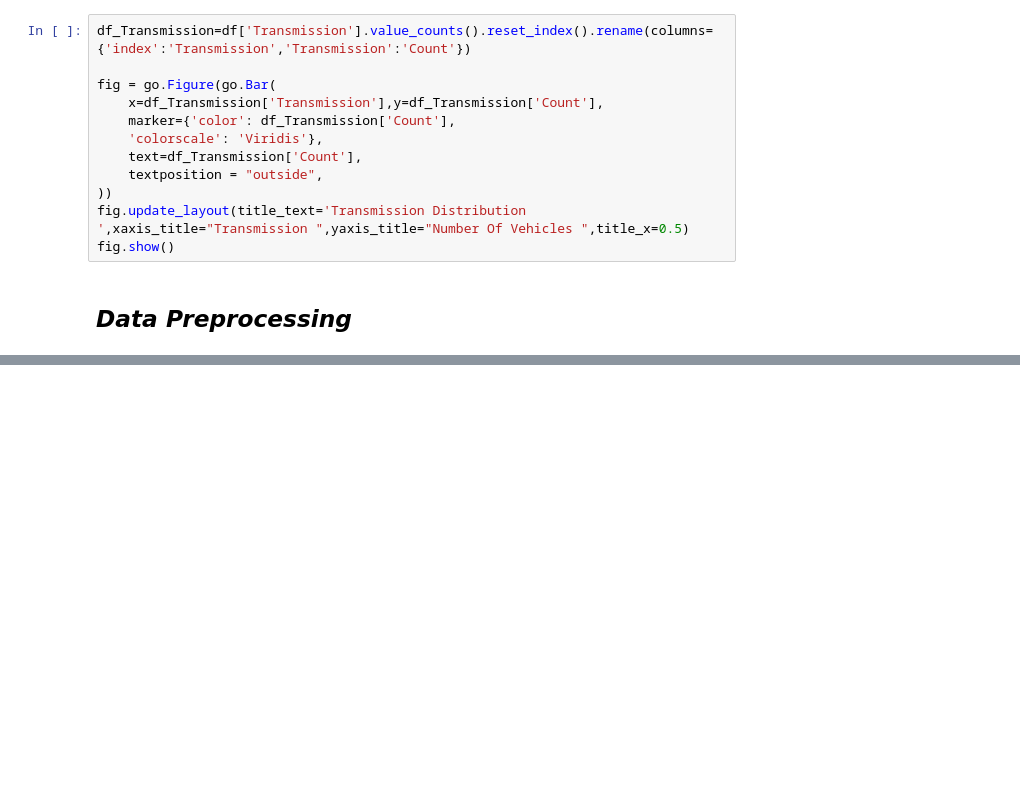
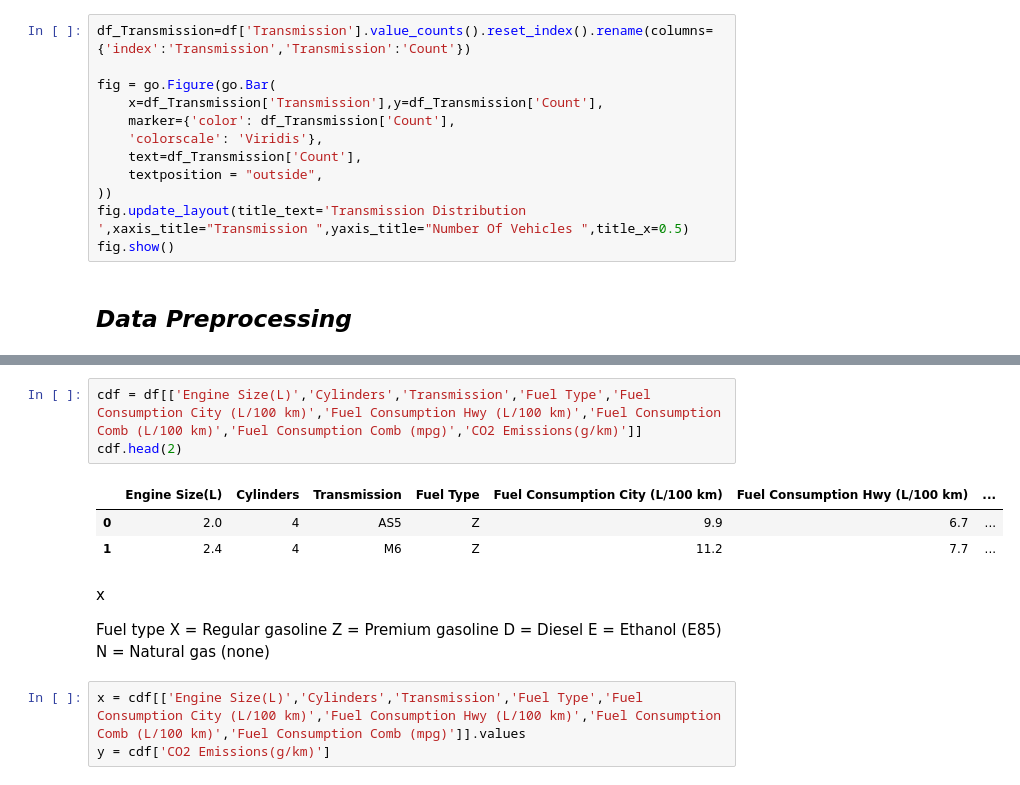
Before and after one commit to Gabecodex/Cars_Emisions_Canada, a Jupyter notebook: notebook.ipynb, the cells around one changed output, grey strips where cells are left out. Cells and saved outputs as stored; diff of their text form; blank space fills up the shorter version.

```diff
--- a/notebook.ipynb
+++ b/notebook.ipynb
@@ -63,0 +76,19 @@ fig.show()
+# %%
+cdf = df[['Engine Size(L)','Cylinders','Transmission','Fuel Type','Fuel Consumption City (L/100 km)','Fuel Consumption Hwy (L/100 km)','Fuel Consumption Comb (L/100 km)','Fuel Consumption Comb (mpg)','CO2 Emissions(g/km)']]
+cdf.head(2)
+# %% [output]
+|  | Engine Size(L) | Cylinders | Transmission | Fuel Type | Fuel Consumption City (L/100 km) | Fuel Consumption Hwy (L/100 km) | ... |
+| 0 | 2.0 | 4 | AS5 | Z | 9.9 | 6.7 | ... |
+| 1 | 2.4 | 4 | M6 | Z | 11.2 | 7.7 | ... |
+# %% [markdown]
+x
+
+Fuel type
+X = Regular gasoline
+Z = Premium gasoline
+D = Diesel
+E = Ethanol (E85)
+N = Natural gas (none)
+# %%
+x = cdf[['Engine Size(L)','Cylinders','Transmission','Fuel Type','Fuel Consumption City (L/100 km)','Fuel Consumption Hwy (L/100 km)','Fuel Consumption Comb (L/100 km)','Fuel Consumption Comb (mpg)']].values
+y = cdf['CO2 Emissions(g/km)']
```
Also changed, not shown: parts of 4 cells of this notebook.
